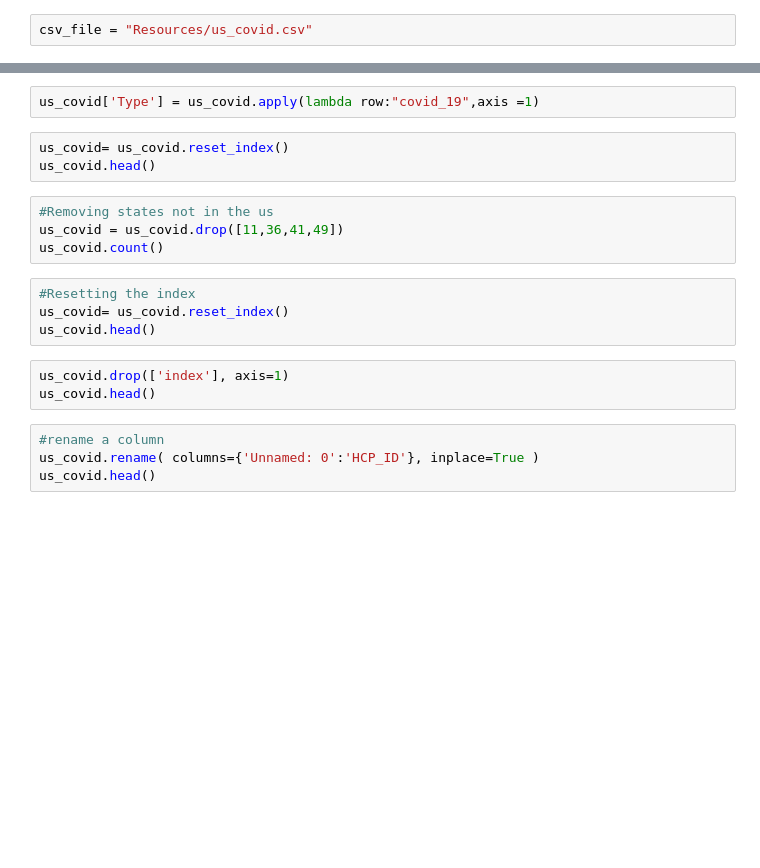
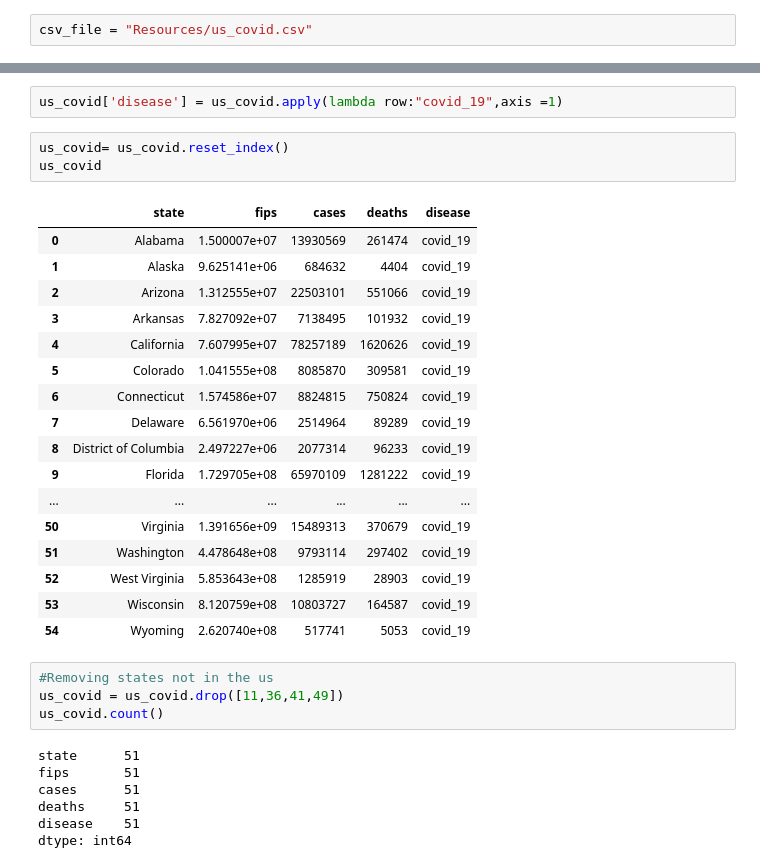
Before and after one commit to Shanaida/etlproject, a Jupyter notebook: ETL.ipynb, the cells around one changed output, grey strips where cells are left out. Saved outputs shown, nothing was run; the diff lists cells and outputs as text; blank space fills up the shorter version.

```diff
--- a/ETL.ipynb
+++ b/ETL.ipynb
@@ -41,20 +156,34 @@ us_covid.head()
 # %%
-us_covid['Type'] = us_covid.apply(lambda row:"covid_19",axis =1)
+us_covid['disease'] = us_covid.apply(lambda row:"covid_19",axis =1)
 # %%
 us_covid= us_covid.reset_index()
-us_covid.head()
+us_covid
+# %% [output]
+|  | state | fips | cases | deaths | disease |
+| 0 | Alabama | 1.500007e+07 | 13930569 | 261474 | covid_19 |
+| 1 | Alaska | 9.625141e+06 | 684632 | 4404 | covid_19 |
+| 2 | Arizona | 1.312555e+07 | 22503101 | 551066 | covid_19 |
+| 3 | Arkansas | 7.827092e+07 | 7138495 | 101932 | covid_19 |
+| 4 | California | 7.607995e+07 | 78257189 | 1620626 | covid_19 |
+| 5 | Colorado | 1.041555e+08 | 8085870 | 309581 | covid_19 |
+| 6 | Connecticut | 1.574586e+07 | 8824815 | 750824 | covid_19 |
+| 7 | Delaware | 6.561970e+06 | 2514964 | 89289 | covid_19 |
+| 8 | District of Columbia | 2.497227e+06 | 2077314 | 96233 | covid_19 |
+| 9 | Florida | 1.729705e+08 | 65970109 | 1281222 | covid_19 |
+| ... | ... | ... | ... | ... | ... |
+| 50 | Virginia | 1.391656e+09 | 15489313 | 370679 | covid_19 |
+| 51 | Washington | 4.478648e+08 | 9793114 | 297402 | covid_19 |
+| 52 | West Virginia | 5.853643e+08 | 1285919 | 28903 | covid_19 |
+| 53 | Wisconsin | 8.120759e+08 | 10803727 | 164587 | covid_19 |
+| 54 | Wyoming | 2.620740e+08 | 517741 | 5053 | covid_19 |
 # %%
 #Removing states not in the us
 us_covid = us_covid.drop([11,36,41,49])
 us_covid.count()
+# %% [output]
+state      51
+fips       51
+cases      51
+deaths     51
+disease    51
+dtype: int64
-# %%
-#Resetting the index
-us_covid= us_covid.reset_index()
-us_covid.head()
-# %%
-us_covid.drop(['index'], axis=1)
-us_covid.head()
-# %%
-#rename a column
-us_covid.rename( columns={'Unnamed: 0':'HCP_ID'}, inplace=True )
-us_covid.head()
```
Also changed, not shown: parts of 41 cells of this notebook, 4 other files.
